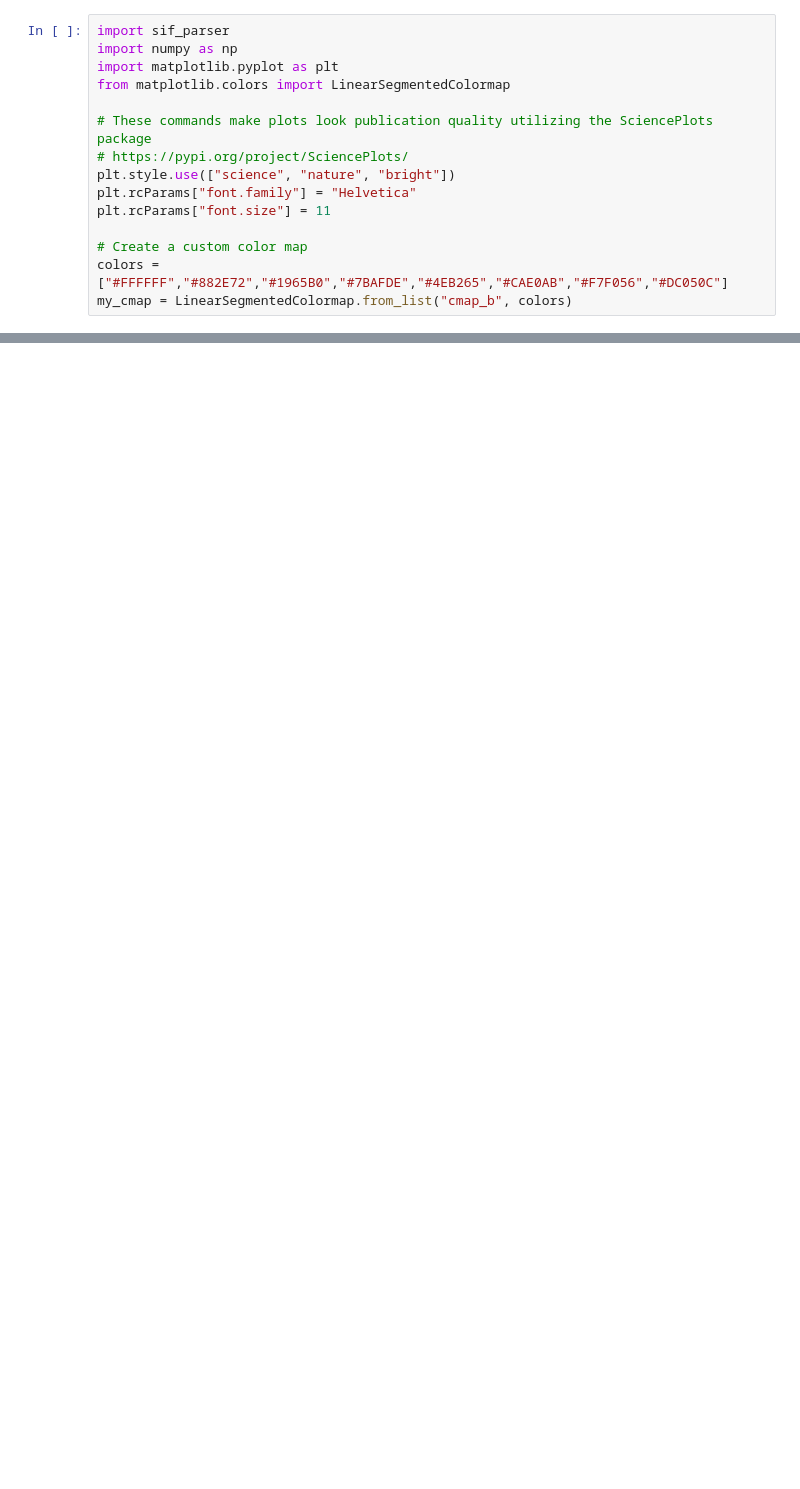
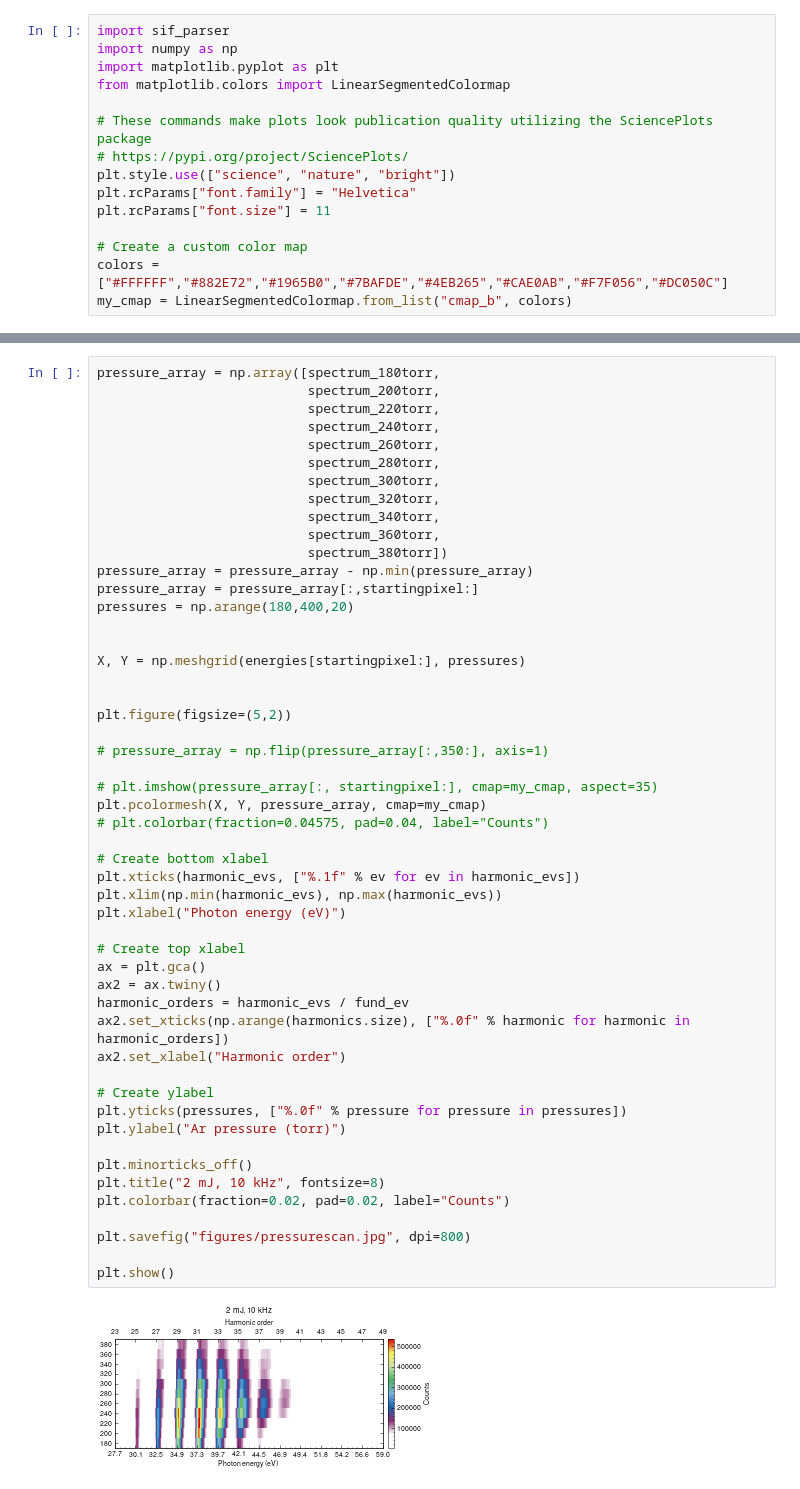
Before and after one commit to jeremythurston/spectrometer_calibration, a Jupyter notebook: spectrometer_calibration.ipynb, the cells around one changed output, grey strips where cells are left out. Cells and saved outputs as stored; diff of their text form; blank space fills up the shorter version.

```diff
--- a/spectrometer_calibration.ipynb
+++ b/spectrometer_calibration.ipynb
@@ -184,0 +168,53 @@ plt.show()
+# %%
+pressure_array = np.array([spectrum_180torr,
+                           spectrum_200torr,
+                           spectrum_220torr,
+                           spectrum_240torr,
+                           spectrum_260torr,
+                           spectrum_280torr,
+                           spectrum_300torr,
+                           spectrum_320torr,
+                           spectrum_340torr,
+                           spectrum_360torr,
+                           spectrum_380torr])
+pressure_array = pressure_array - np.min(pressure_array)
+pressure_array = pressure_array[:,startingpixel:]
+pressures = np.arange(180,400,20)
+
+
+X, Y = np.meshgrid(energies[startingpixel:], pressures)
+
+
+plt.figure(figsize=(5,2))
+
+# pressure_array = np.flip(pressure_array[:,350:], axis=1)
+
+# plt.imshow(pressure_array[:, startingpixel:], cmap=my_cmap, aspect=35)
+plt.pcolormesh(X, Y, pressure_array, cmap=my_cmap)
+# plt.colorbar(fraction=0.04575, pad=0.04, label="Counts")
+
+# Create bottom xlabel
+plt.xticks(harmonic_evs, ["%.1f" % ev for ev in harmonic_evs])
+plt.xlim(np.min(harmonic_evs), np.max(harmonic_evs))
+plt.xlabel("Photon energy (eV)")
+
+# Create top xlabel
+ax = plt.gca()
+ax2 = ax.twiny()
+harmonic_orders = harmonic_evs / fund_ev
+ax2.set_xticks(np.arange(harmonics.size), ["%.0f" % harmonic for harmonic in harmonic_orders])
+ax2.set_xlabel("Harmonic order")
+
+# Create ylabel
+plt.yticks(pressures, ["%.0f" % pressure for pressure in pressures])
+plt.ylabel("Ar pressure (torr)")
+
+plt.minorticks_off()
+plt.title("2 mJ, 10 kHz", fontsize=8)
+plt.colorbar(fraction=0.02, pad=0.02, label="Counts")
+
+plt.savefig("figures/pressurescan.jpg", dpi=800)
+
+plt.show()
+# %% [output]
+[figure, added]
```
Also changed, not shown: parts of 7 cells of this notebook.
